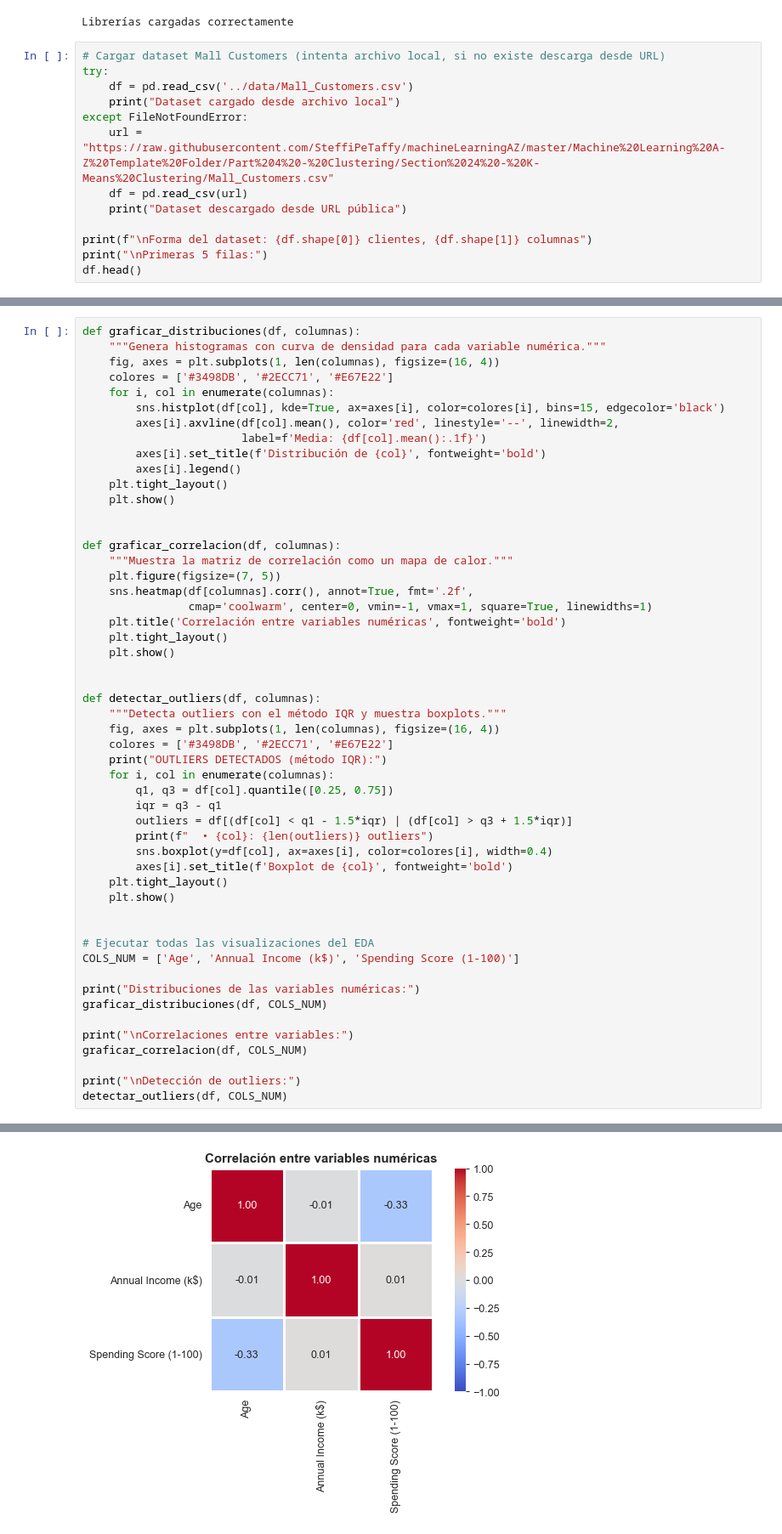
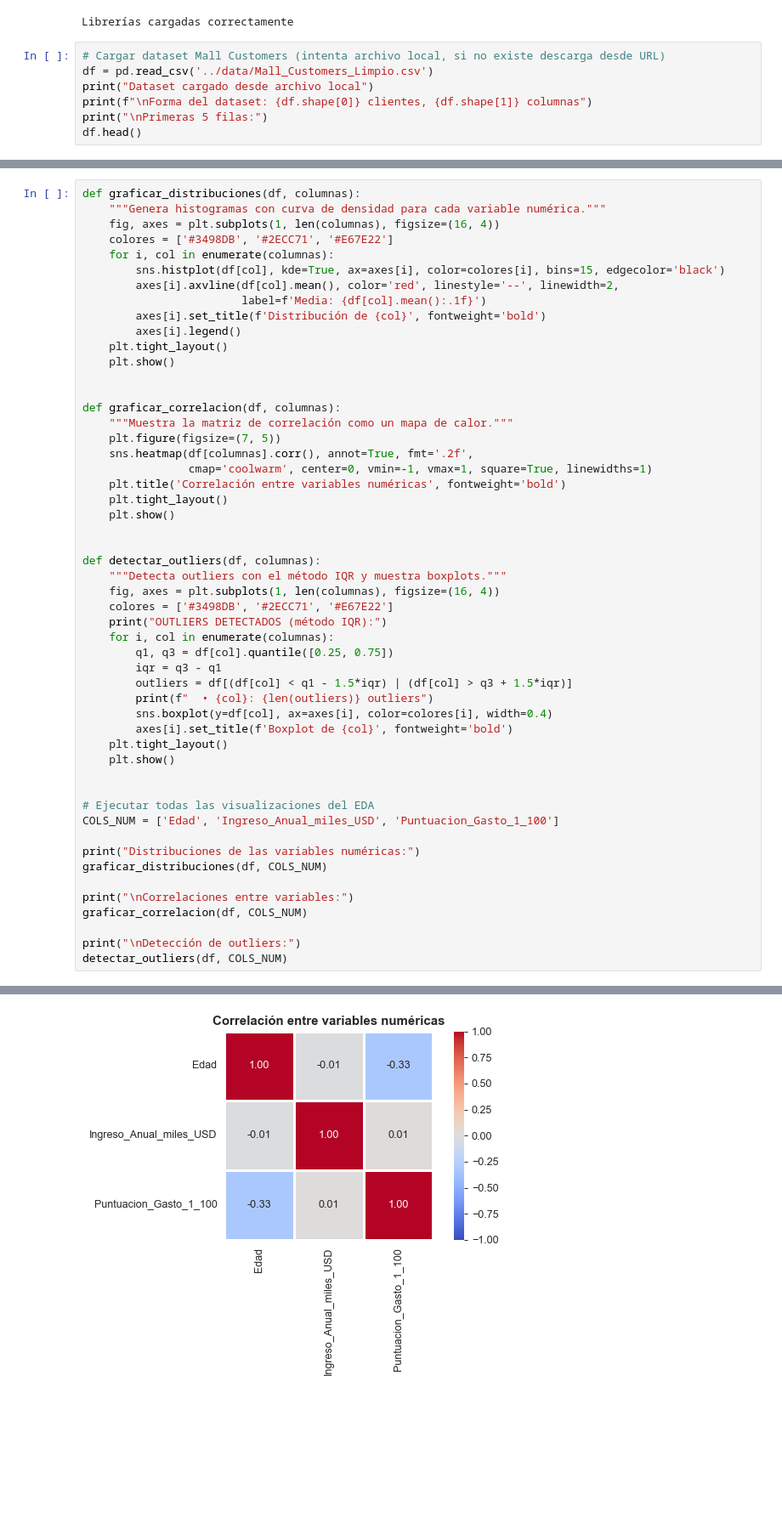
Before and after one commit to XzJulian0711/Grupo5_kmeans_IA, a Jupyter notebook: notebooks/Grupo5_Notebook2_Librerias_FINAL.ipynb, the cells around one changed output, grey strips where cells are left out. Shown at 85% size. Drawn from its saved outputs; the diff is of its cells as text; blank space fills up the shorter version.

Commit message:
Notebook 2: usar dataset limpio en espanol (Mall_Customers_Limpio.csv)

```diff
--- a/notebooks/Grupo5_Notebook2_Librerias_FINAL.ipynb
+++ b/notebooks/Grupo5_Notebook2_Librerias_FINAL.ipynb
@@ -90,14 +90,8 @@ print("Librerías cargadas correctamente")
 Librerías cargadas correctamente
 # %%
 # Cargar dataset Mall Customers (intenta archivo local, si no existe descarga desde URL)
-try:
-    df = pd.read_csv('../data/Mall_Customers.csv')
-    print("Dataset cargado desde archivo local")
-except FileNotFoundError:
-    url = "https://raw.githubusercontent.com/SteffiPeTaffy/machineLearningAZ/master/Machine%20Learning%20A-Z%20Template%20Folder/Part%204%20-%20Clustering/Section%2024%20-%20K-Means%20Clustering/Mall_Customers.csv"
-    df = pd.read_csv(url)
-    print("Dataset descargado desde URL pública")
-
+df = pd.read_csv('../data/Mall_Customers_Limpio.csv')
+print("Dataset cargado desde archivo local")
 print(f"\nForma del dataset: {df.shape[0]} clientes, {df.shape[1]} columnas")
 print("\nPrimeras 5 filas:")
 df.head()
@@ -198,7 +192,7 @@ def detectar_outliers(df, columnas):
 
 
 # Ejecutar todas las visualizaciones del EDA
-COLS_NUM = ['Age', 'Annual Income (k$)', 'Spending Score (1-100)']
+COLS_NUM = ['Edad', 'Ingreso_Anual_miles_USD', 'Puntuacion_Gasto_1_100']
 
 print("Distribuciones de las variables numéricas:")
 graficar_distribuciones(df, COLS_NUM)
@@ -214,4 +208,4 @@ Distribuciones de las variables numéricas:
 Correlaciones entre variables:
-[figure, old version]
+[figure, new version]
 Detección de outliers:
 OUTLIERS DETECTADOS (método IQR):
```
Also changed, not shown: parts of 7 cells of this notebook.
